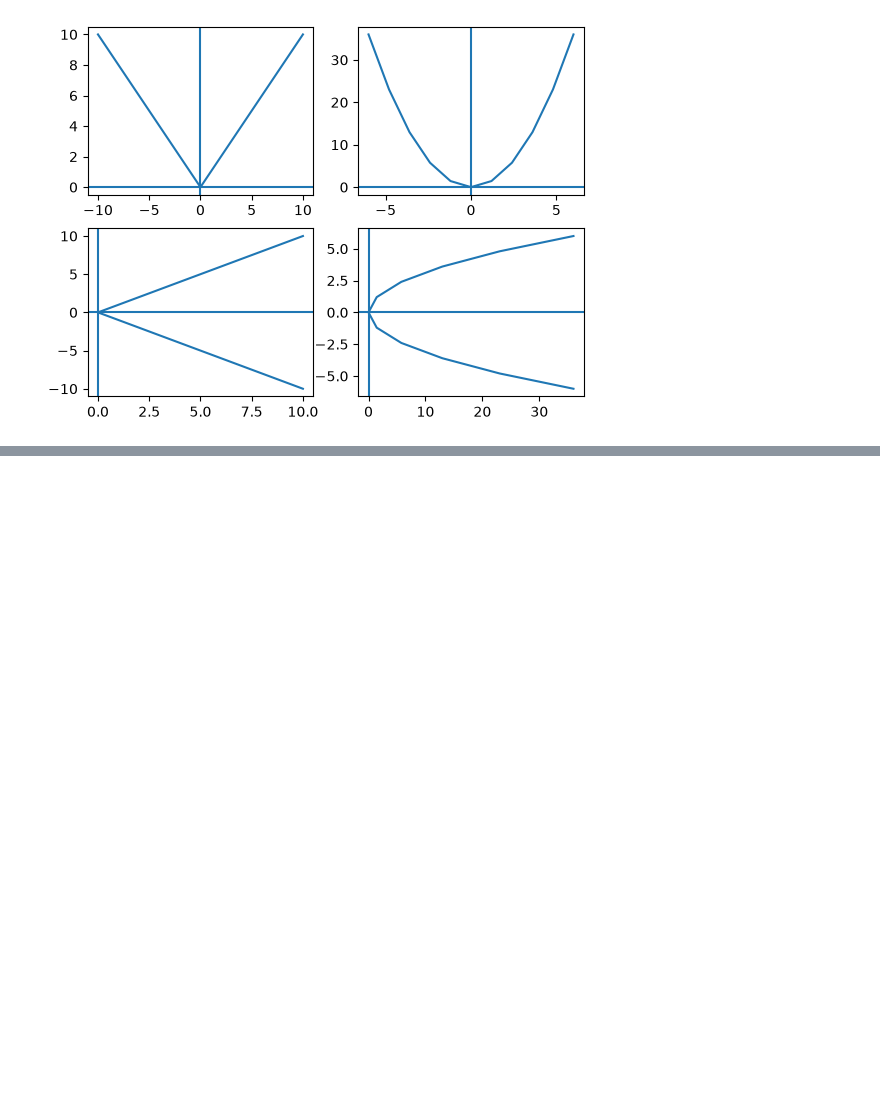
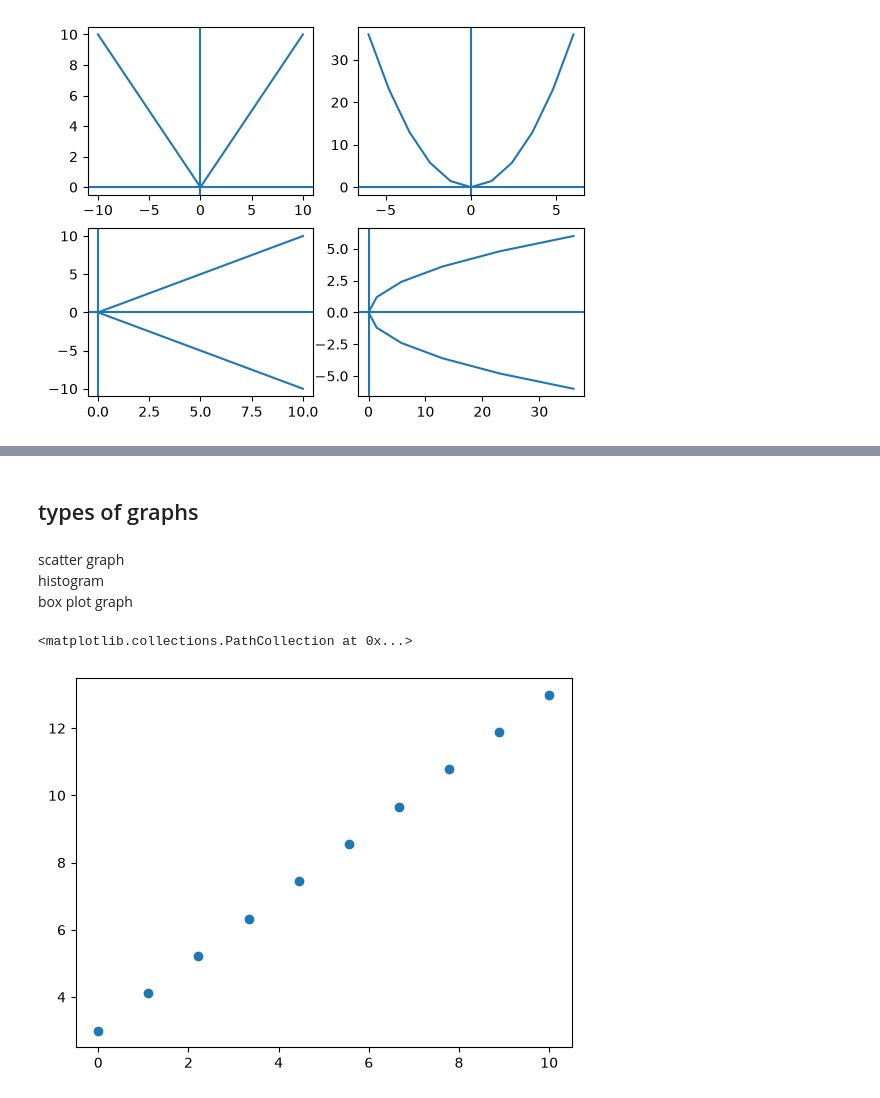
Before and after one commit to chetanghunavat12800/Pyhton-Datascience, a Jupyter notebook: Data_visualization/basics_of_matplotlib01.ipynb, the cells around one changed output, grey strips where cells are left out. Cells and saved outputs as stored; diff of their text form; code cells hidden in the pictures; blank space fills up the shorter version.

```diff
--- a/Data_visualization/basics_of_matplotlib01.ipynb
+++ b/Data_visualization/basics_of_matplotlib01.ipynb
@@ -79,0 +91,14 @@ plt.axvline(0, color="green", linestyle="--",linewidth=0.7)
+# %% [markdown]
+## types of graphs
+# %% [markdown]
+scatter graph
+histogram
+box plot graph
+# %%
+# scatter graph
+x2=np.linspace(0,10,10)
+y2=x2+3
+plt.scatter(x2,y2)
+# %% [output]
+<matplotlib.collections.PathCollection at 0x...>
+[figure, added]
```
Also changed, not shown: parts of 7 cells of this notebook, 5 other files.
